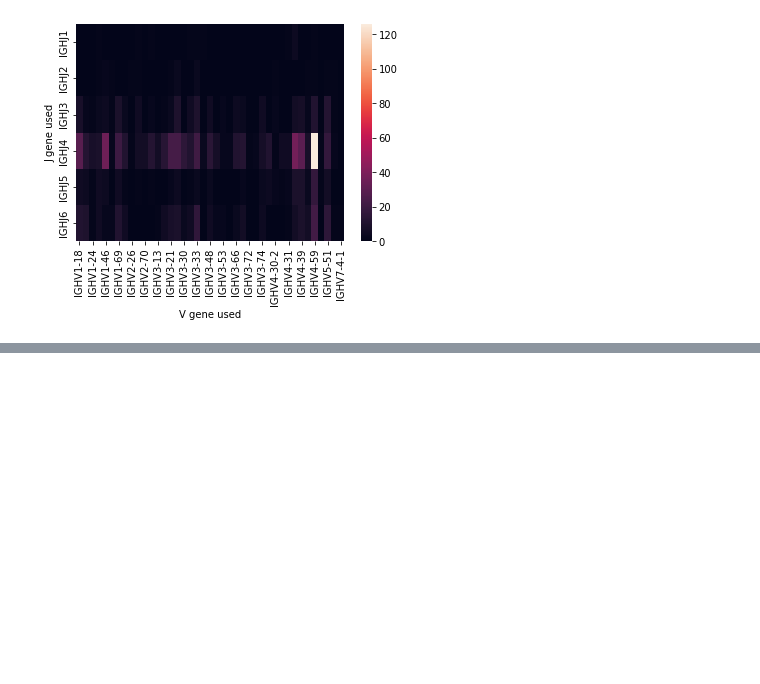
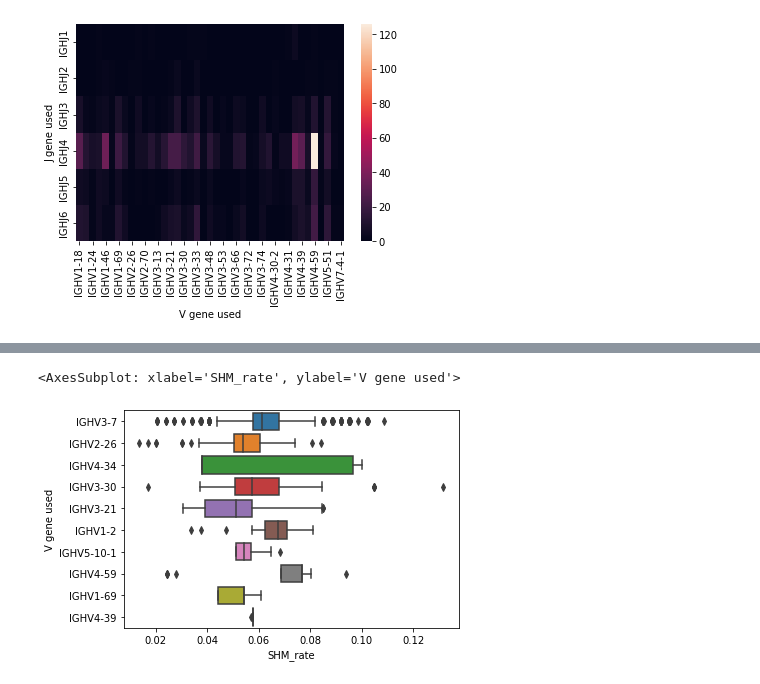
Before and after one commit to jchan58/hw1_immunogenetics, a Jupyter notebook: heatmap.ipynb, the cells around one changed output, grey strips where cells are left out. Saved outputs shown, nothing was run; the diff lists cells and outputs as text; code cells hidden in the pictures; blank space fills up the shorter version.

```diff
--- a/heatmap.ipynb
+++ b/heatmap.ipynb
@@ -150,5 +149,5 @@ print(plasma_df)
 # %%
-filtered_plasma = plasma_df[['v_call', 'j_call']].copy()
+filtered_plasma = plasma_df[['v_call', 'j_call', 'cdr3', 'v_identity', 'productive']].copy()
 filtered_plasma = filtered_plasma.dropna()
 print(filtered_plasma)
 # %% [output]
@@ -171,6 +173,9 @@ plasma_problem1 = pd.DataFrame()
 #we are taking our filtered dataframe and now creating another data frame that contains the v gene and j genes used. We are splitting the gene name from the allele name because two different alleles can still mean the same gene
 plasma_problem1['V gene used'] = filtered_plasma['v_call'].map(lambda gene: gene.split('*')[0])
 plasma_problem1['J gene used'] = filtered_plasma['j_call'].map(lambda gene: gene.split('*')[0])
+plasma_problem1['cdr3_used'] = filtered_plasma['cdr3']
+plasma_problem1['SHM_rate'] = filtered_plasma['v_identity'].map(lambda x:(100-x)/100)
+plasma_problem1['productive'] = filtered_plasma['productive']
 #create a new collumn that represents value (1 occurance per combo)
 #it should be the same length as the v and j gene collums (they are the same length)
 plasma_problem1['Value'] = np.ones(len(plasma_problem1['J gene used']))
@@ -259,0 +310,7 @@ sns.boxplot(data = SHM_rate_df, x = "SHM_rate", y = 'V gene used')
+# %%
+SHM_rate_df = plasma_problem1[['V gene used', 'SHM_rate']]
+SHM_rate_df = SHM_rate_df.loc[SHM_rate_df['V gene used'].isin(["IGHV3-7", "IGHV2-26", "IGHV3-30", "IGHV3-21", "IGHV1-2", "IGHV4-59", "IGHV5-10-1", "IGHV1-69", "IGHV4-39", "IGHV4-34"])]
+sns.boxplot(data = SHM_rate_df, x = "SHM_rate", y = 'V gene used')
+# %% [output]
+<AxesSubplot: xlabel='SHM_rate', ylabel='V gene used'>
+[figure, added]
```
Also changed, not shown: parts of 30 cells of this notebook.
